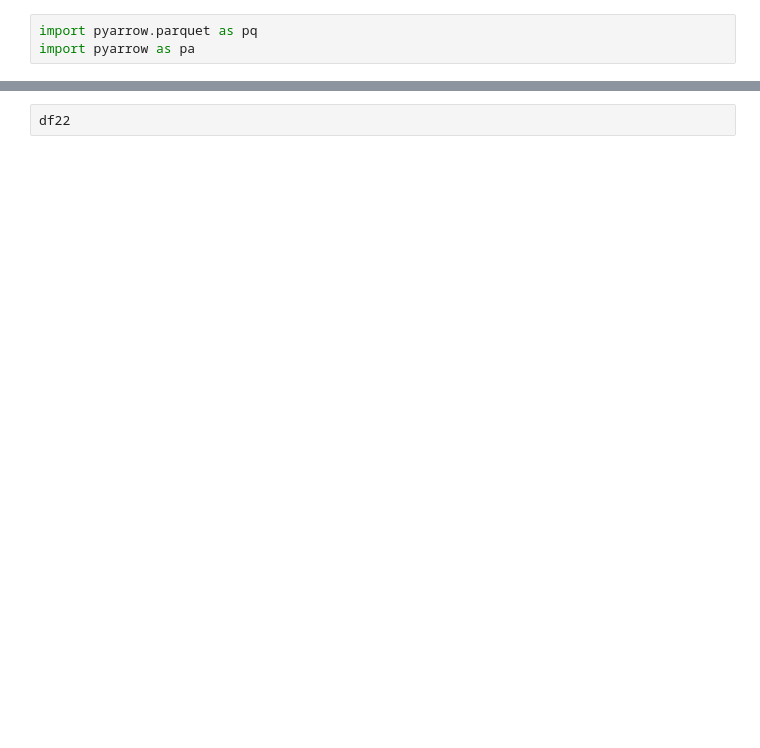
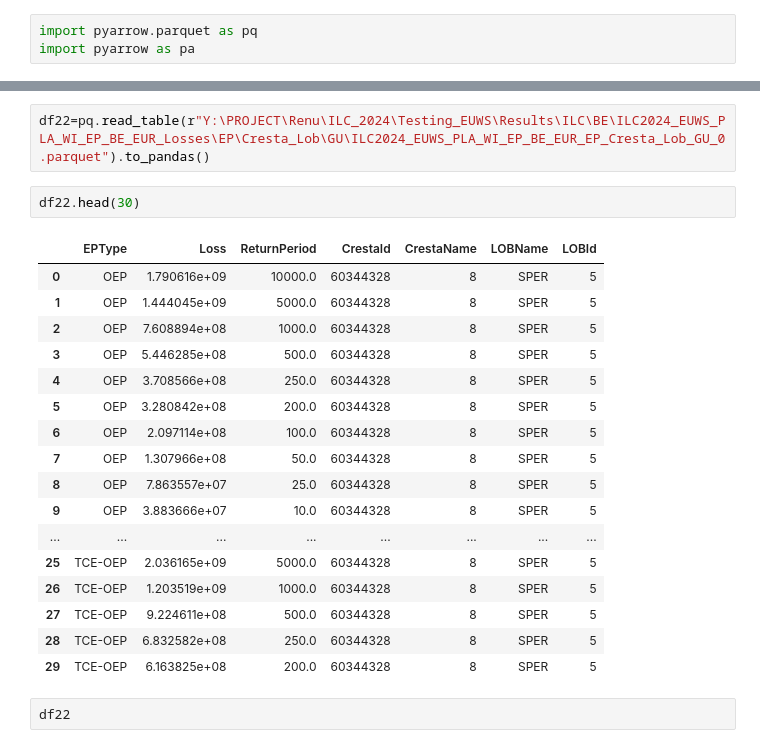
Before and after one commit to Rishinr1/ILC_TASK_2_RESOLUTION, a Jupyter notebook: check_df.ipynb, the cells around one changed output, grey strips where cells are left out. Saved outputs shown, nothing was run; the diff lists cells and outputs as text; blank space fills up the shorter version.

```diff
--- a/check_df.ipynb
+++ b/check_df.ipynb
@@ -24,3 +172,25 @@ df22=pq.read_table(r"D:\RISHIN\TESTING\TEST_3\ILC2024_EUWS_PLA_WI_EP_BE_EUR_Loss
+# %%
+df22=pq.read_table(r"Y:\PROJECT\Renu\ILC_2024\Testing_EUWS\Results\ILC\BE\ILC2024_EUWS_PLA_WI_EP_BE_EUR_Losses\EP\Cresta_Lob\GU\ILC2024_EUWS_PLA_WI_EP_BE_EUR_EP_Cresta_Lob_GU_0.parquet").to_pandas()
+# %%
+df22.head(30)
+# %% [output]
+|  | EPType | Loss | ReturnPeriod | CrestaId | CrestaName | LOBName | LOBId |
+| 0 | OEP | 1.790616e+09 | 10000.0 | 60344328 | 8 | SPER | 5 |
+| 1 | OEP | 1.444045e+09 | 5000.0 | 60344328 | 8 | SPER | 5 |
+| 2 | OEP | 7.608894e+08 | 1000.0 | 60344328 | 8 | SPER | 5 |
+| 3 | OEP | 5.446285e+08 | 500.0 | 60344328 | 8 | SPER | 5 |
+| 4 | OEP | 3.708566e+08 | 250.0 | 60344328 | 8 | SPER | 5 |
+| 5 | OEP | 3.280842e+08 | 200.0 | 60344328 | 8 | SPER | 5 |
+| 6 | OEP | 2.097114e+08 | 100.0 | 60344328 | 8 | SPER | 5 |
+| 7 | OEP | 1.307966e+08 | 50.0 | 60344328 | 8 | SPER | 5 |
+| 8 | OEP | 7.863557e+07 | 25.0 | 60344328 | 8 | SPER | 5 |
+| 9 | OEP | 3.883666e+07 | 10.0 | 60344328 | 8 | SPER | 5 |
+| ... | ... | ... | ... | ... | ... | ... | ... |
+| 25 | TCE-OEP | 2.036165e+09 | 5000.0 | 60344328 | 8 | SPER | 5 |
+| 26 | TCE-OEP | 1.203519e+09 | 1000.0 | 60344328 | 8 | SPER | 5 |
+| 27 | TCE-OEP | 9.224611e+08 | 500.0 | 60344328 | 8 | SPER | 5 |
+| 28 | TCE-OEP | 6.832582e+08 | 250.0 | 60344328 | 8 | SPER | 5 |
+| 29 | TCE-OEP | 6.163825e+08 | 200.0 | 60344328 | 8 | SPER | 5 |
 # %%
 df22
 # %% [output]
```
Also changed, not shown: parts of 14 cells of this notebook, 2 other files.
